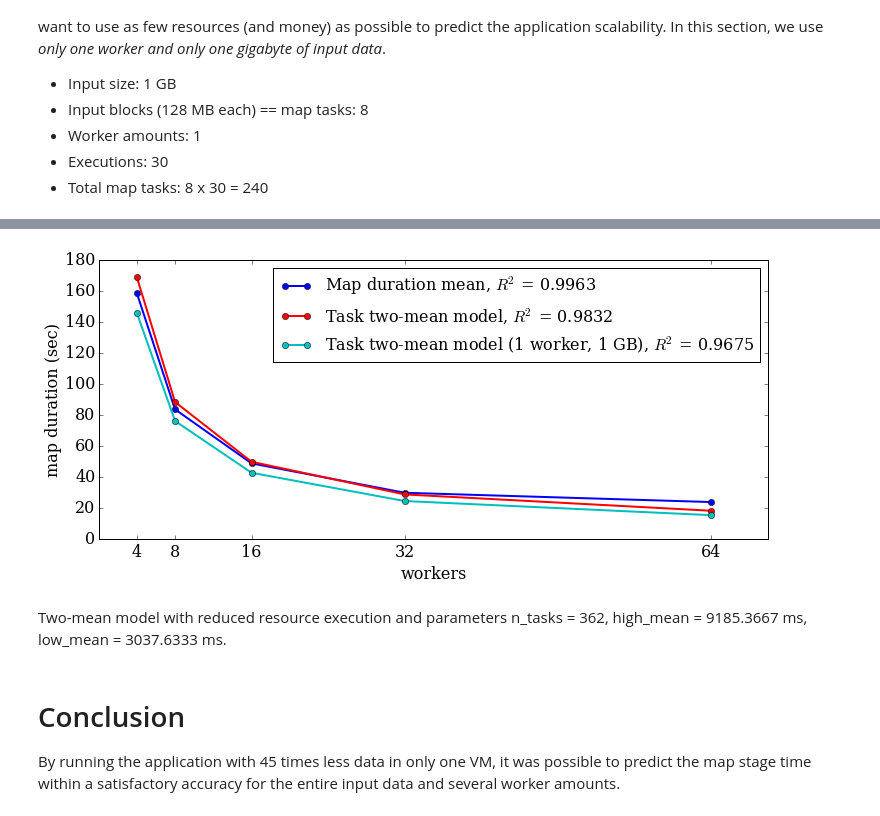
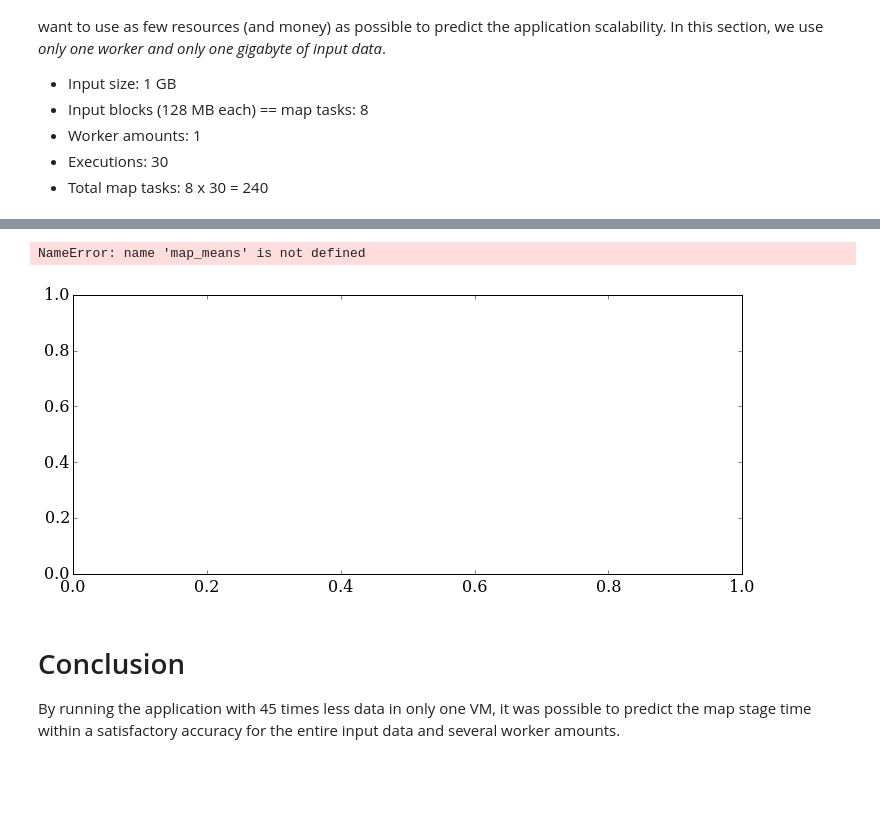
Before and after one commit to cemsbr/phd_notebook, a Jupyter notebook: Map Stage.ipynb, the cells around one changed output, grey strips where cells are left out. Saved outputs shown, nothing was run; the diff lists cells and outputs as text; code cells hidden in the pictures; blank space fills up the shorter version.

```diff
--- a/Map Stage.ipynb
+++ b/Map Stage.ipynb
@@ -307,0 +339,2 @@ plt.show()
+# %%
+def model(nodes): return linear_mean_model(slope, intercept, nodes, n_tasks)
@@ -319,0 +377,4 @@ In the previous sections, we used the task durations from the strong-scaling exp
+# %%
+sss_slope, sss_intercept = plot_task_mean_reg(Plotter(), sss_xp)
+plt.legend(loc='lower left')
+plt.show()
@@ -319,0 +383,14 @@ In the previous sections, we used the task durations from the strong-scaling exp
+# %%
+pltr = Plotter()
+pltr.set_labels('VMs', 'Task duration mean (sec)')
+
+def sss_linreg(nodes): return nodes * sss_slope + sss_intercept
+def ss_linreg(nodes): return nodes * ss_slope + ss_intercept
+
+xs = sss_xp.n_nodes + ss_xp.n_nodes
+plt.plot(xs, [sss_linreg(x)/1000 for x in xs], label='Reduced experiment regression')
+plt.plot(xs, [ss_linreg(x)/1000 for x in xs], label='Full experiment regression')
+
+plt.xticks(xs)
+plt.legend(loc='upper left')
+plt.show()
@@ -319,0 +455,21 @@ In the previous sections, we used the task durations from the strong-scaling exp
+# %%
+def model(nodes): return linear_mean_model(sss_adjusted_slope, sss_adjusted_intercept, nodes, n_tasks)
+
+# Plot means
+pltr = Plotter()
+plot_means(pltr, ss_xp, '-o', alpha=0.7)
+
+# R2 calculation
+xs = (a.workers for a in ss_xp.get_apps())
+ys = (s.duration for s in ss_xp.get_stage(0))
+r2c = R2(xs, ys)
+r2 = r2c.calc_from_fn(model)
+label = R2.get_label('Task linear-mean model', r2)
+
+# Plot model
+ys = [model(nn)/1000 for nn in ss_xp.n_nodes]
+plt.plot(ss_xp.n_nodes, ys, '-o', label=label, alpha=0.7)
+
+plt.ylim(ymax=180)
+plt.legend()
+plt.show()
@@ -322,26 +538,26 @@ apps_weak1, _ = parse_weak_scaling(workers=[1])
 # %%
 # Plot stage mean, two-mean model with strong-scaling and weak-scaling experiments
 
 plt.subplots(figsize=(12,5))
 
-plt.plot(worker_amounts, map_means, 'b-o', label=map_label)
-plt.plot(worker_amounts, two_mean_model_ys, 'r-o', label=two_mean_model_label)
+plt.plot(ss_xp.n_nodes, map_means, 'b-o', label=map_label)
+#plt.plot(worker_amounts, two_mean_model_ys, 'r-o', label=two_mean_model_label)
 
 ys, r2, high, low = get_two_mean_durations(apps_weak1)
 label = 'Task two-mean model (1 worker, 1 GB), ' + r'$R^{2}$' + ' = {:.4f}'.format(r2)
 plt.plot(worker_amounts, ys, 'c-o', label=label)
 
 plt.xlabel('workers')
 plt.ylabel('map duration (sec)')
 plt.xticks(worker_amounts)
 plt.legend(fontsize=16)
 plt.show()
 
 Markdown('Two-mean model with reduced resource execution and parameters \
  n_tasks = {:d}, high_mean = {:.4f} ms, low_mean = {:.4f} ms.'.format(n_tasks, high*1000, low*1000))
 # %% [output]
+NameError: name 'map_means' is not defined
-[figure, old version]
+[figure, new version]
-Two-mean model with reduced resource execution and parameters  n_tasks = 362, high_mean = 9185.3667 ms, low_mean = 3037.6333 ms.
 # %% [markdown]
 # Conclusion
 
```
Also changed, not shown: parts of 27 cells of this notebook, 13 other files.
